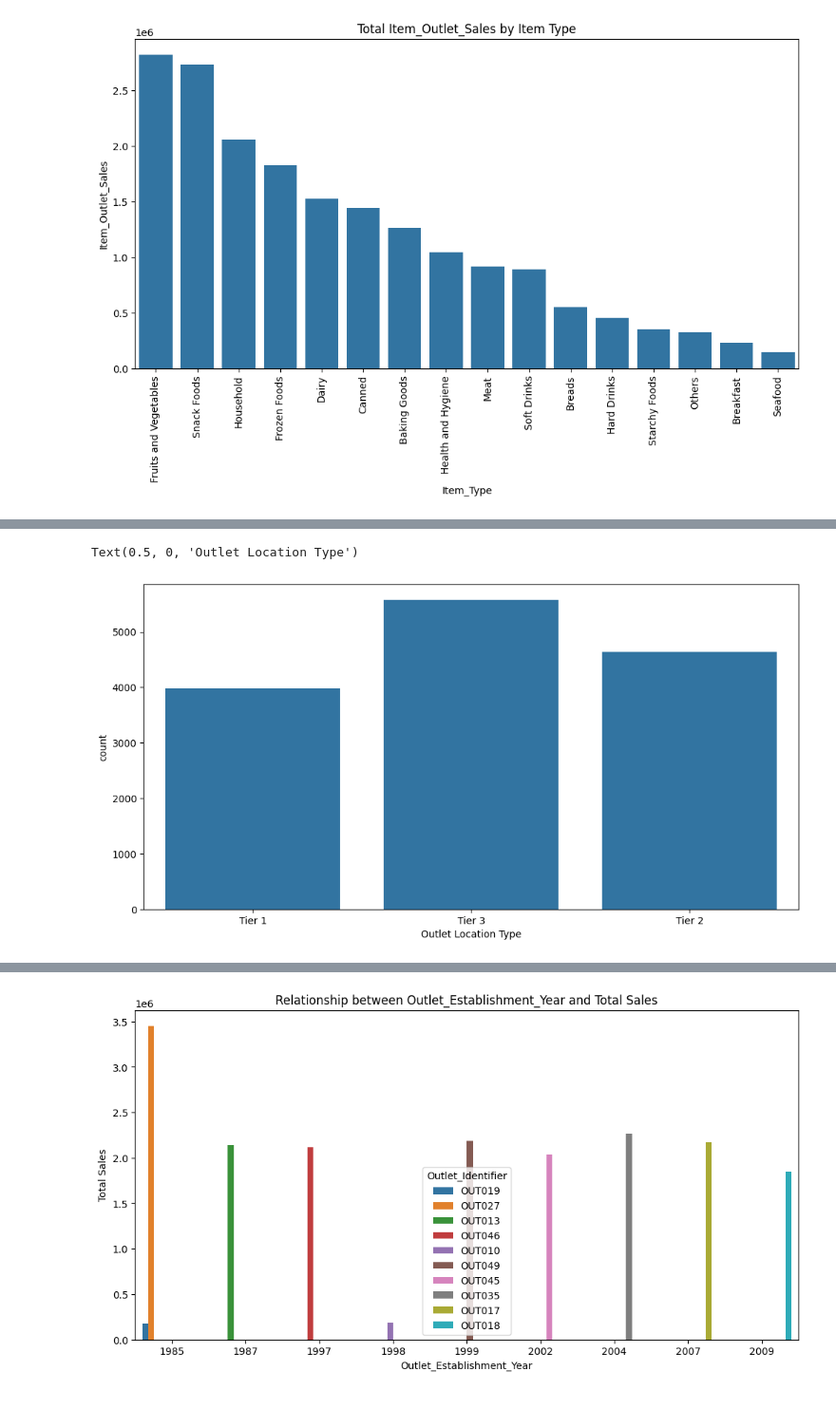
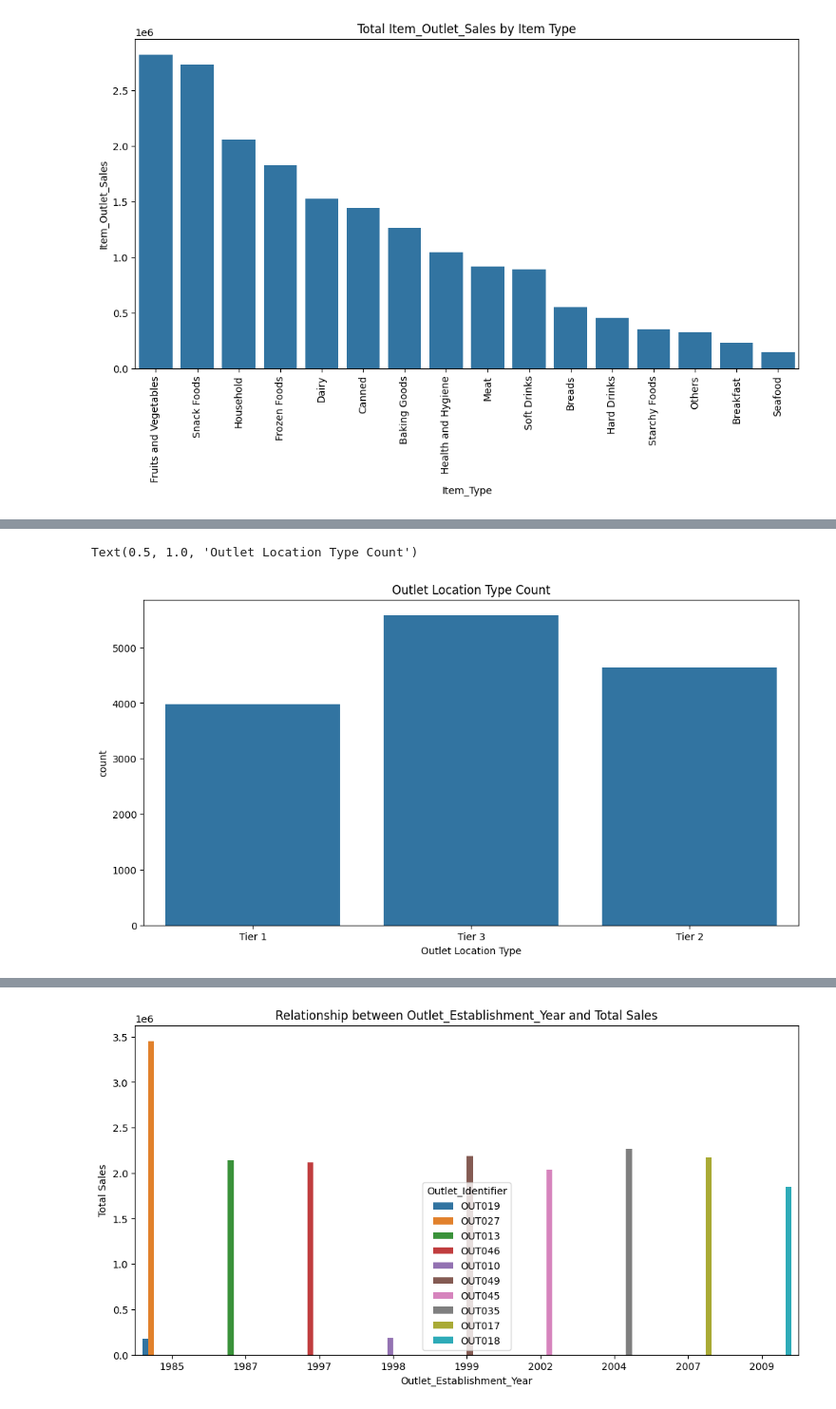
Before and after one commit to babutabhavya/big-mart-sales-prediction, a Jupyter notebook: main.ipynb, the cells around one changed output, grey strips where cells are left out. Shown at 95% size. Cells and saved outputs as stored; diff of their text form; code cells hidden in the pictures.

```diff
--- a/main.ipynb
+++ b/main.ipynb
@@ -202,9 +247,10 @@ Text(0.5, 0, 'Outlet Type')
 # %%
-plt.figure(figsize=(12,6))
-sns.countplot(data=data,x="Outlet_Location_Type")
+plt.figure(figsize=(12, 6))
+sns.countplot(data=data, x="Outlet_Location_Type")
 plt.xlabel("Count of Outlet Location Type")
 plt.xlabel("Outlet Location Type")
+plt.title("Outlet Location Type Count")
 # %% [output]
-Text(0.5, 0, 'Outlet Location Type')
+Text(0.5, 1.0, 'Outlet Location Type Count')
-[figure, old version]
+[figure, new version]
 # %%
```
Also changed, not shown: parts of 63 cells of this notebook, 3 other files.
